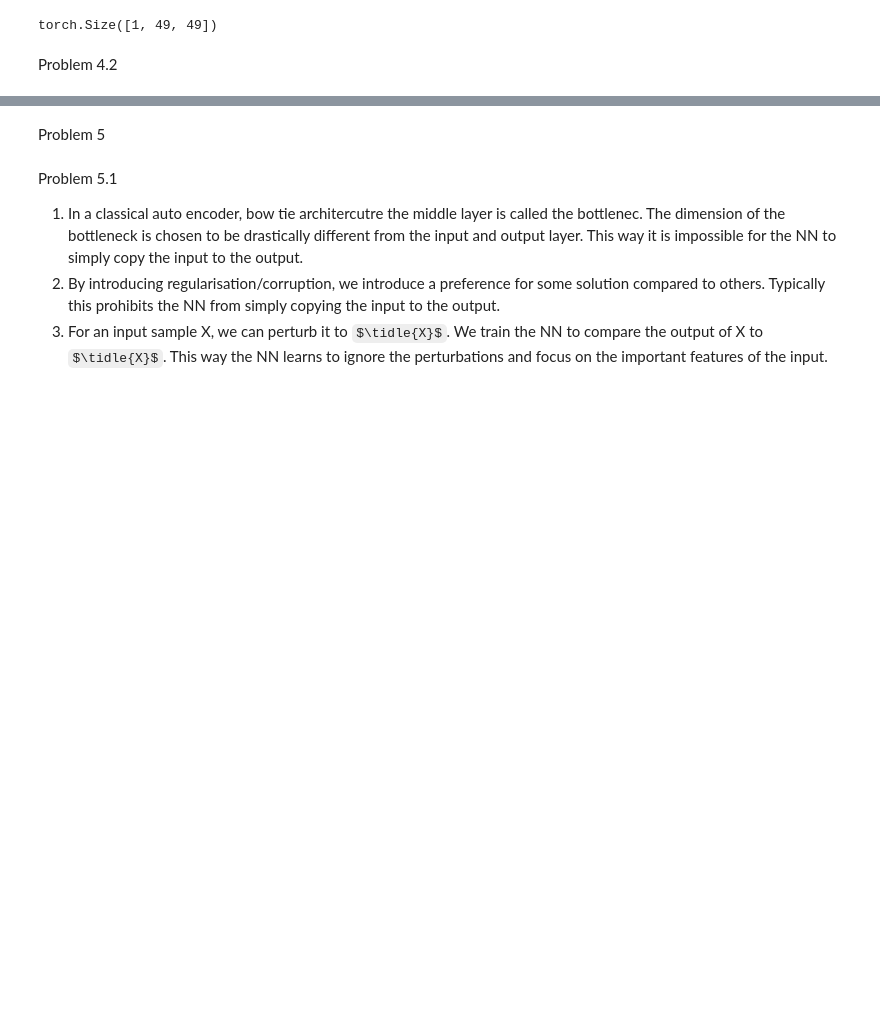
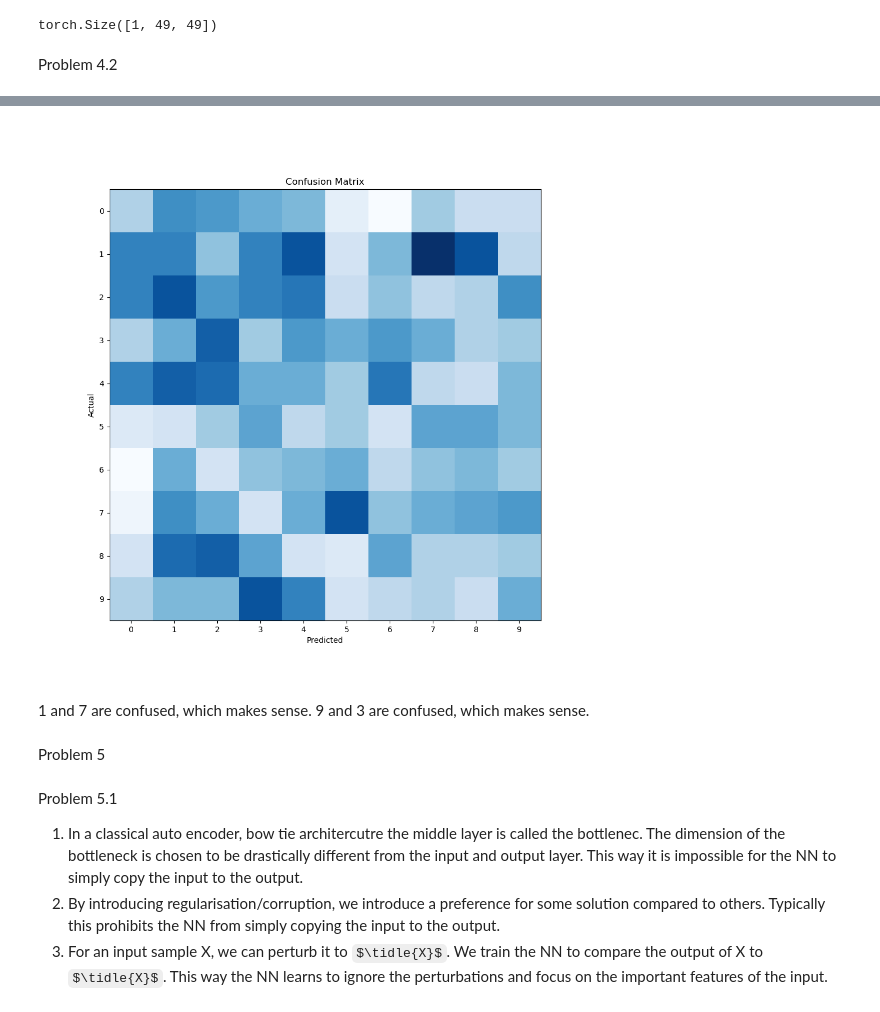
Before and after one commit to FridljDa/deep_learning, a Jupyter notebook: pset/pset2/16022023_file.ipynb, the cells around one changed output, grey strips where cells are left out. Drawn from its saved outputs; the diff is of its cells as text; code cells hidden in the pictures; some formulas as TeX source; blank space fills up the shorter version.

```diff
--- a/pset/pset2/16022023_file.ipynb
+++ b/pset/pset2/16022023_file.ipynb
@@ -41,3 +51,9 @@ Problem 4.2
+# %%
+Image(filename='prob4_confusion_matrix.png', width=800)
+# %% [output]
+[figure, added]
+# %% [markdown]
+1 and 7 are confused, which makes sense. 9 and 3 are confused, which makes sense.
 # %% [markdown]
 Problem 5
 # %% [markdown]
```
Also changed, not shown: parts of 15 cells of this notebook, 20 other files.
